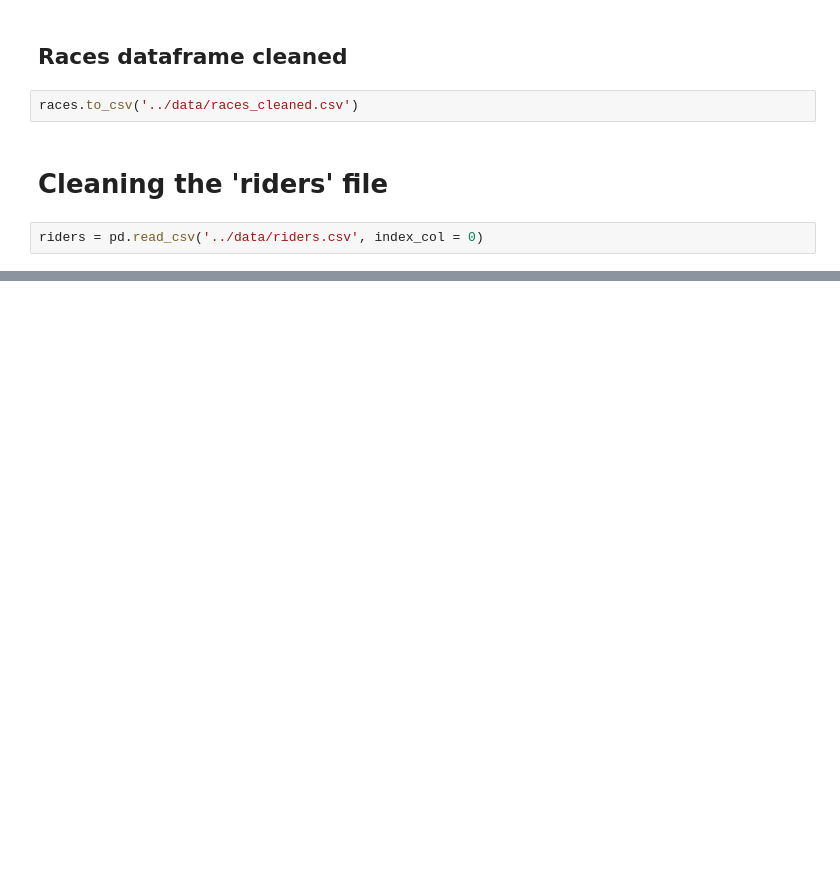
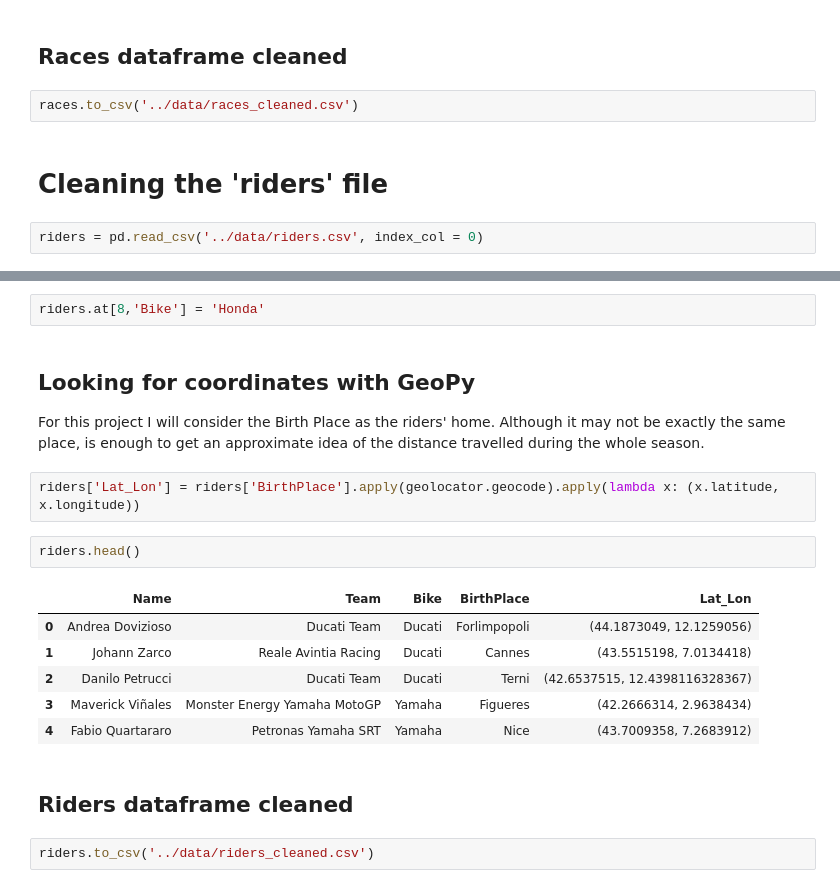
Before and after one commit to GuillemGodayol/Final-Project-Optimizing-MotoGP-Calendar, a Jupyter notebook: notebooks/2_Data_Cleaning.ipynb, the cells around one changed output, grey strips where cells are left out. Saved outputs shown, nothing was run; the diff lists cells and outputs as text; blank space fills up the shorter version.

```diff
--- a/notebooks/2_Data_Cleaning.ipynb
+++ b/notebooks/2_Data_Cleaning.ipynb
@@ -195,0 +312,21 @@ riders.head()
+# %%
+riders.at[8,'Bike'] = 'Honda'
+# %% [markdown]
+## Looking for coordinates with GeoPy
+
+For this project I will consider the Birth Place as the riders' home. Although it may not be exactly the same place, is enough to get an approximate idea of the distance travelled during the whole season.
+# %%
+riders['Lat_Lon'] = riders['BirthPlace'].apply(geolocator.geocode).apply(lambda x: (x.latitude, x.longitude))
+# %%
+riders.head()
+# %% [output]
+|  | Name | Team | Bike | BirthPlace | Lat_Lon |
+| 0 | Andrea Dovizioso | Ducati Team | Ducati | Forlimpopoli | (44.1873049, 12.1259056) |
+| 1 | Johann Zarco | Reale Avintia Racing | Ducati | Cannes | (43.5515198, 7.0134418) |
+| 2 | Danilo Petrucci | Ducati Team | Ducati | Terni | (42.6537515, 12.4398116328367) |
+| 3 | Maverick Viñales | Monster Energy Yamaha MotoGP | Yamaha | Figueres | (42.2666314, 2.9638434) |
+| 4 | Fabio Quartararo | Petronas Yamaha SRT | Yamaha | Nice | (43.7009358, 7.2683912) |
+# %% [markdown]
+## Riders dataframe cleaned
+# %%
+riders.to_csv('../data/riders_cleaned.csv')
```
Also changed, not shown: parts of 21 cells of this notebook, 1 other file.
